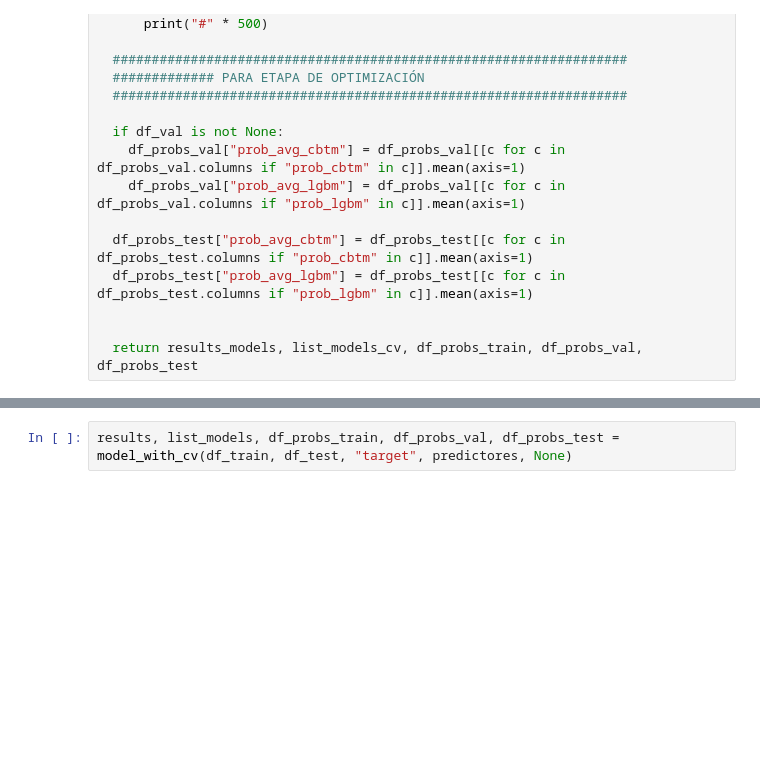
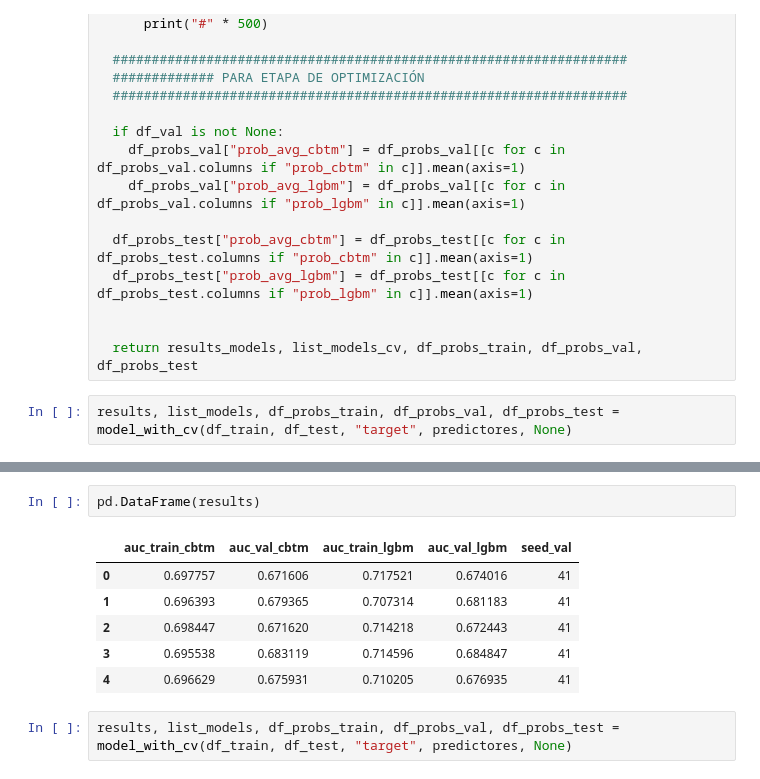
Before and after one commit to mlaricobar/solution-datathon-interbank-2020, a Jupyter notebook: [04] Model Building.ipynb, the cells around one changed output, grey strips where cells are left out. Cells and saved outputs as stored; diff of their text form; blank space fills up the shorter version.

```diff
--- a/[04] Model Building.ipynb
+++ b/[04] Model Building.ipynb
@@ -343,3 +371,5 @@ def model_with_cv(df_train, df_test, target_class, predictores, df_val=None):
 
 
   return results_models, list_models_cv, df_probs_train, df_probs_val, df_probs_test
+# %%
+results, list_models, df_probs_train, df_probs_val, df_probs_test = model_with_cv(df_train, df_test, "target", predictores, None)
@@ -346,3 +477,12 @@ def model_with_cv(df_train, df_test, target_class, predictores, df_val=None):
+# %%
+pd.DataFrame(results)
+# %% [output]
+|  | auc_train_cbtm | auc_val_cbtm | auc_train_lgbm | auc_val_lgbm | seed_val |
+| 0 | 0.697757 | 0.671606 | 0.717521 | 0.674016 | 41 |
+| 1 | 0.696393 | 0.679365 | 0.707314 | 0.681183 | 41 |
+| 2 | 0.698447 | 0.671620 | 0.714218 | 0.672443 | 41 |
+| 3 | 0.695538 | 0.683119 | 0.714596 | 0.684847 | 41 |
+| 4 | 0.696629 | 0.675931 | 0.710205 | 0.676935 | 41 |
 # %%
 results, list_models, df_probs_train, df_probs_val, df_probs_test = model_with_cv(df_train, df_test, "target", predictores, None)
 # %% [output]
```
Also changed, not shown: parts of 21 cells of this notebook.
